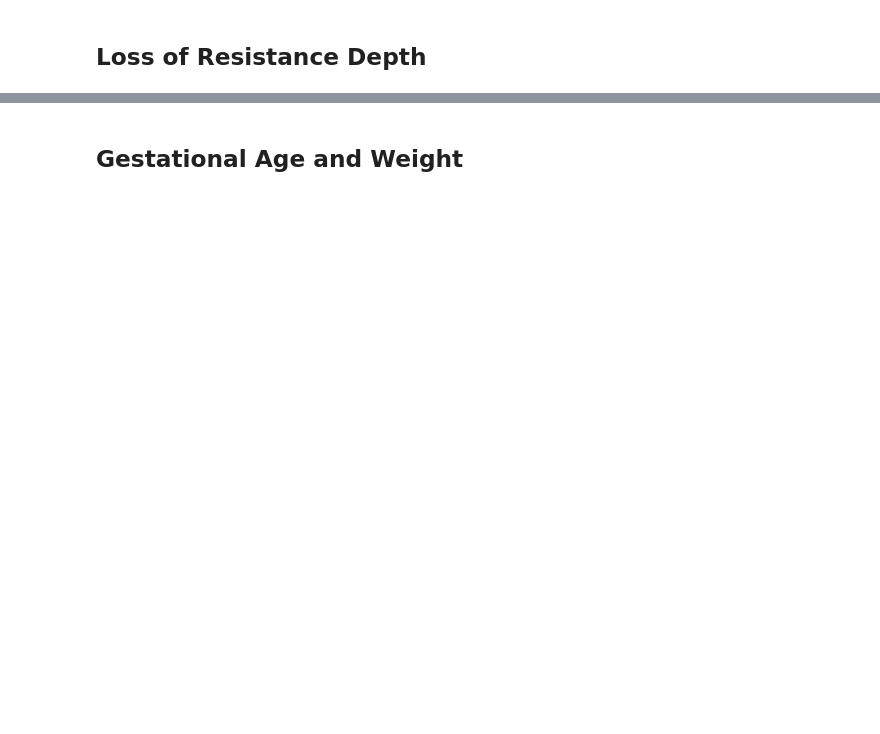
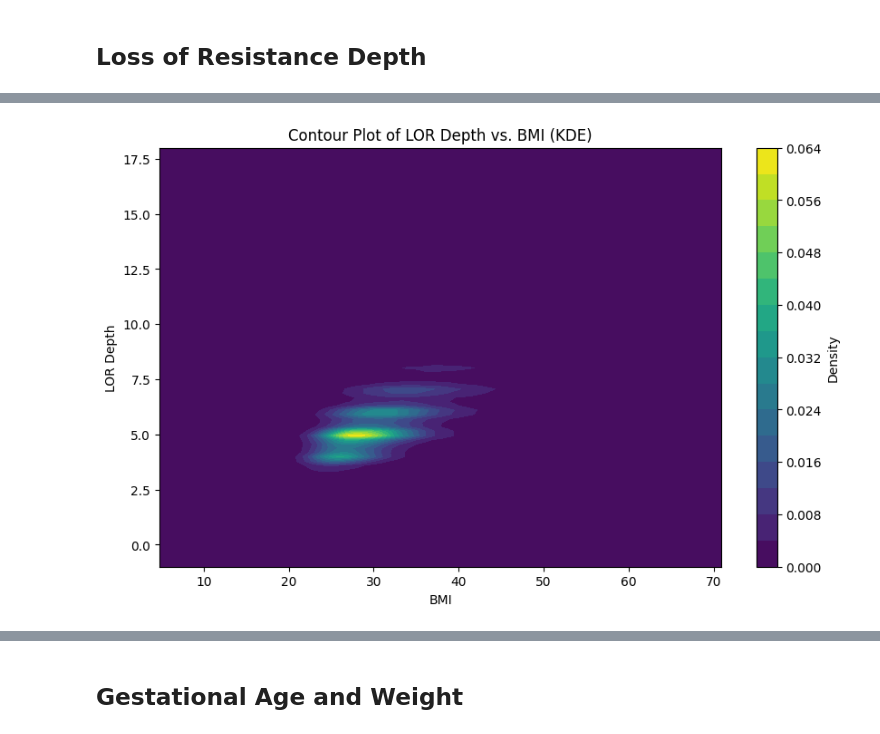
Before and after one commit to dfberenson/Epidural-Analysis, a Jupyter notebook: Merlin Epidural Visualization and Analysis.ipynb, the cells around one changed output, grey strips where cells are left out. Saved outputs shown, nothing was run; the diff lists cells and outputs as text; code cells hidden in the pictures; blank space fills up the shorter version.

```diff
--- a/Merlin Epidural Visualization and Analysis.ipynb
+++ b/Merlin Epidural Visualization and Analysis.ipynb
@@ -1041,30 +1335,32 @@ plt.show()
 # %%
-from scipy.stats import gaussian_kde
+# from scipy.stats import gaussian_kde
 
-# Extract the data, dropping NaNs
-df_plot = neuraxial_catheter_df.dropna(subset=['lor_depth', 'bmi_end_pregnancy_2044'])
-x = df_plot['bmi_end_pregnancy_2044'].values
-y = df_plot['lor_depth'].values
+# # Extract the data, dropping NaNs
+# df_plot = neuraxial_catheter_df.dropna(subset=['lor_depth', 'bmi_end_pregnancy_2044'])
+# x = df_plot['bmi_end_pregnancy_2044'].values
+# y = df_plot['lor_depth'].values
 
-# Perform kernel density estimation
-xy = np.vstack([x, y])
-kde = gaussian_kde(xy)
+# # Perform kernel density estimation
+# xy = np.vstack([x, y])
+# kde = gaussian_kde(xy)
 
-# Define grid over data range
-xmin, xmax = x.min() - 1, x.max() + 1
-ymin, ymax = y.min() - 1, y.max() + 1
-X, Y = np.mgrid[xmin:xmax:100j, ymin:ymax:100j]
-positions = np.vstack([X.ravel(), Y.ravel()])
-Z = np.reshape(kde(positions).T, X.shape)
+# # Define grid over data range
+# xmin, xmax = x.min() - 1, x.max() + 1
+# ymin, ymax = y.min() - 1, y.max() + 1
+# X, Y = np.mgrid[xmin:xmax:100j, ymin:ymax:100j]
+# positions = np.vstack([X.ravel(), Y.ravel()])
+# Z = np.reshape(kde(positions).T, X.shape)
 
-# Create the contour plot
-plt.figure(figsize=(10, 6))
-plt.contourf(X, Y, Z, levels=15, cmap='viridis')
-plt.colorbar(label='Density')
-plt.xlabel('BMI')
-plt.ylabel('LOR Depth')
-plt.title('Contour Plot of LOR Depth vs. BMI (KDE)')
-plt.show()
+# # Create the contour plot
+# plt.figure(figsize=(10, 6))
+# plt.contourf(X, Y, Z, levels=15, cmap='viridis')
+# plt.colorbar(label='Density')
+# plt.xlabel('BMI')
+# plt.ylabel('LOR Depth')
+# plt.title('Contour Plot of LOR Depth vs. BMI (KDE)')
+# plt.show()
+# %% [output]
+[figure, added]
 # %%
 # prompt: do the same but for failure vs loss of resistance depth. Bin the depth by units of 1
 
```
Also changed, not shown: parts of 65 cells of this notebook, 3 other files.
